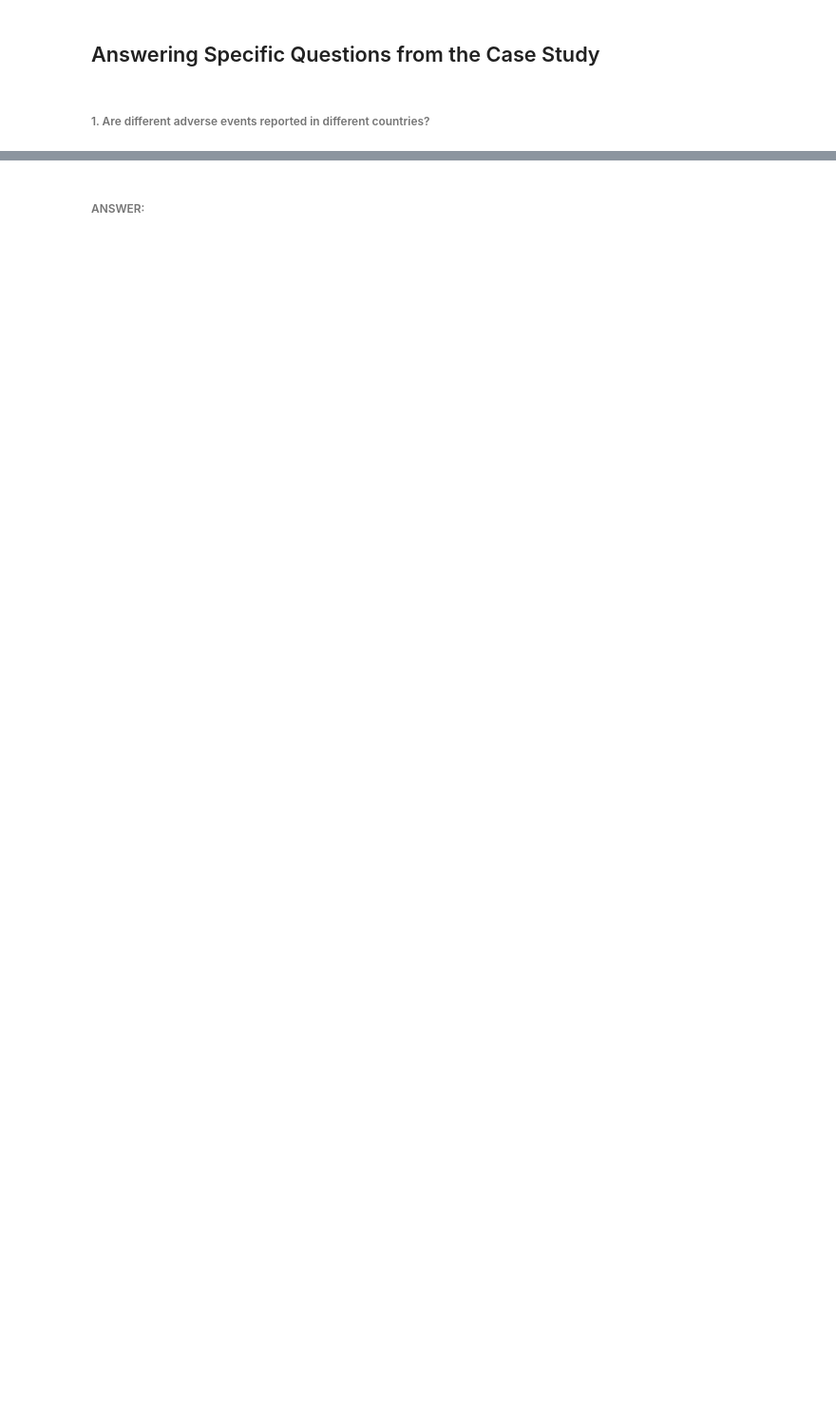
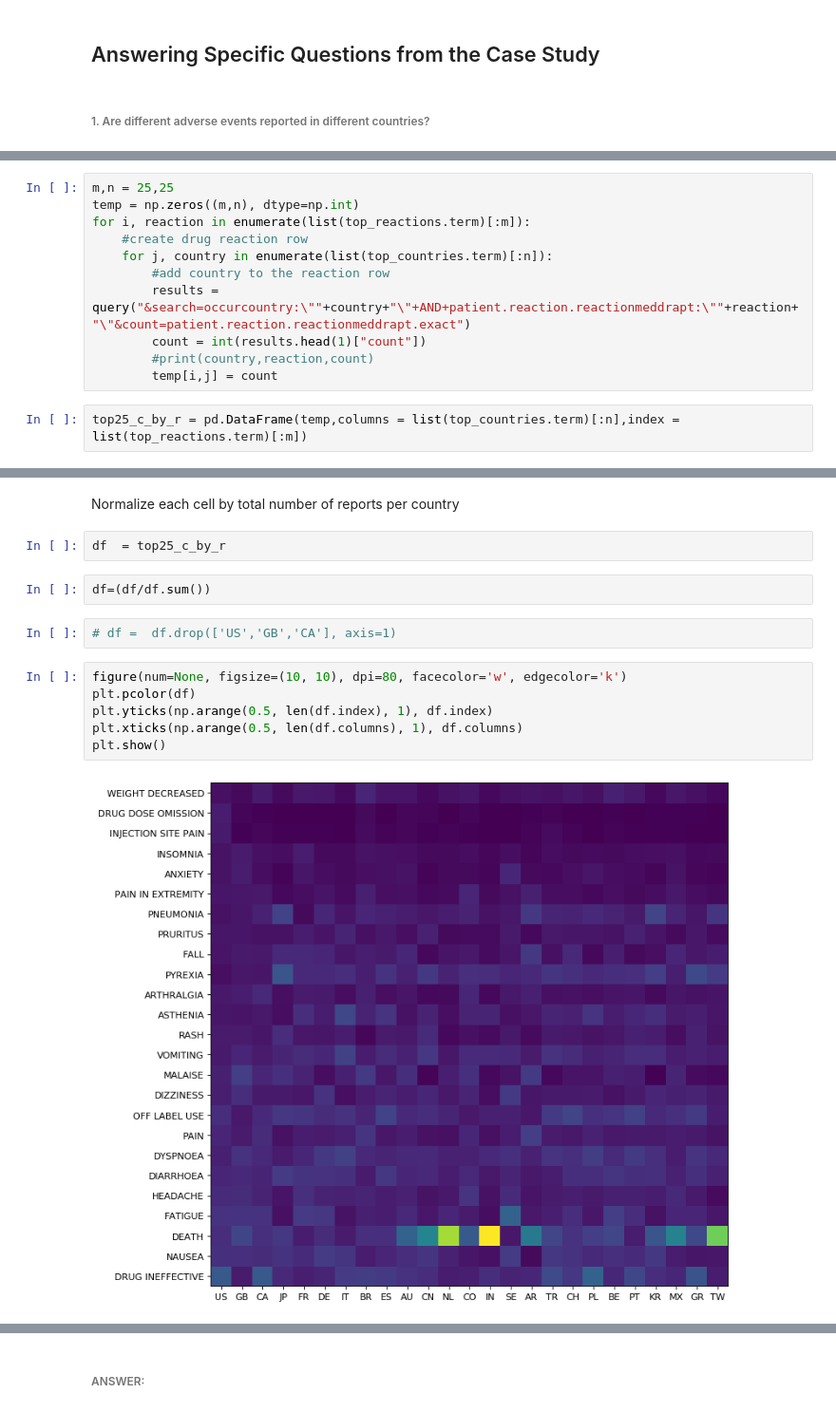
Before and after one commit to oryoruk/fda_adverse_events, a Jupyter notebook: (2020-05-05)_FDA_Adverse_Events.ipynb, the cells around one changed output, grey strips where cells are left out. Shown at 95% size. Cells and saved outputs as stored; diff of their text form; blank space fills up the shorter version.

```diff
--- a/(2020-05-05)_FDA_Adverse_Events.ipynb
+++ b/(2020-05-05)_FDA_Adverse_Events.ipynb
@@ -162,0 +288,13 @@ print(json.dumps(parsed, indent=2, sort_keys=True))
+# %%
+m,n = 25,25
+temp = np.zeros((m,n), dtype=np.int)
+for i, reaction in enumerate(list(top_reactions.term)[:m]):
+    #create drug reaction row
+    for j, country in enumerate(list(top_countries.term)[:n]):
+        #add country to the reaction row
+        results = query("&search=occurcountry:\""+country+"\"+AND+patient.reaction.reactionmeddrapt:\""+reaction+"\"&count=patient.reaction.reactionmeddrapt.exact")
+        count = int(results.head(1)["count"])
+        #print(country,reaction,count)
+        temp[i,j] = count
+# %%
+top25_c_by_r = pd.DataFrame(temp,columns = list(top_countries.term)[:n],index = list(top_reactions.term)[:m])
@@ -162,0 +311,16 @@ print(json.dumps(parsed, indent=2, sort_keys=True))
+# %% [markdown]
+Normalize each cell by total number of reports per country
+# %%
+df  = top25_c_by_r
+# %%
+df=(df/df.sum())
+# %%
+# df =  df.drop(['US','GB','CA'], axis=1)
+# %%
+figure(num=None, figsize=(10, 10), dpi=80, facecolor='w', edgecolor='k')
+plt.pcolor(df)
+plt.yticks(np.arange(0.5, len(df.index), 1), df.index)
+plt.xticks(np.arange(0.5, len(df.columns), 1), df.columns)
+plt.show()
+# %% [output]
+[figure, added]
```
Also changed, not shown: parts of 52 cells of this notebook, 3 other files.
